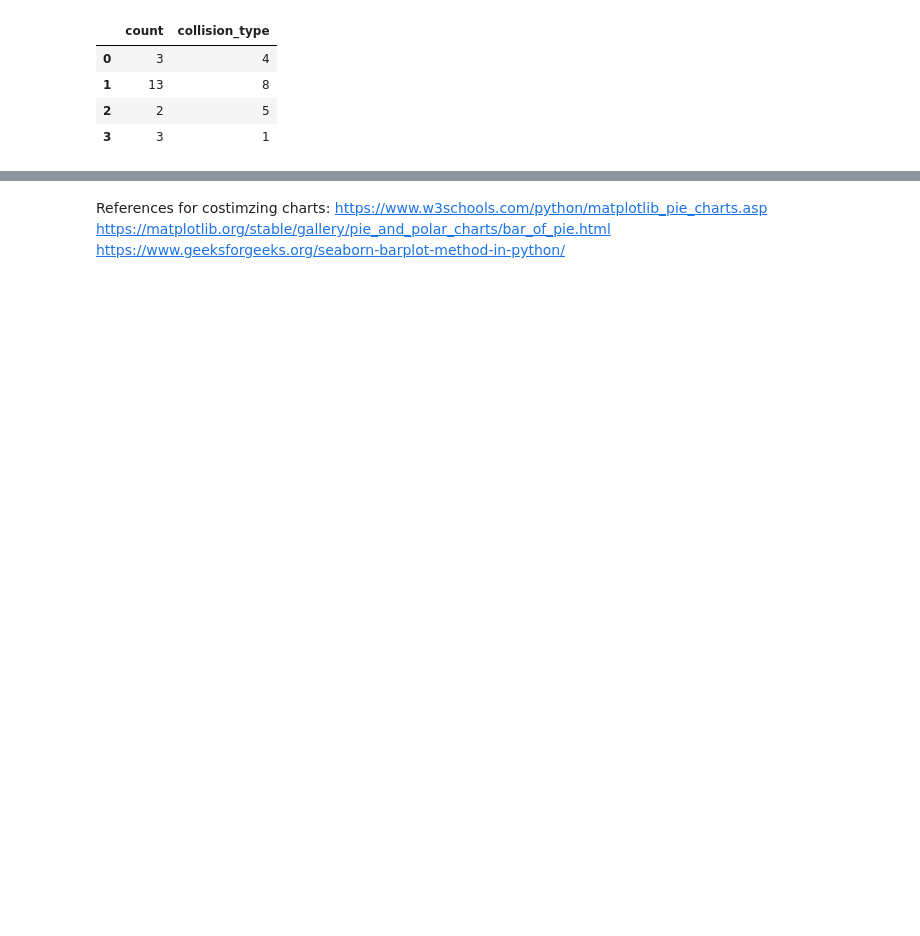
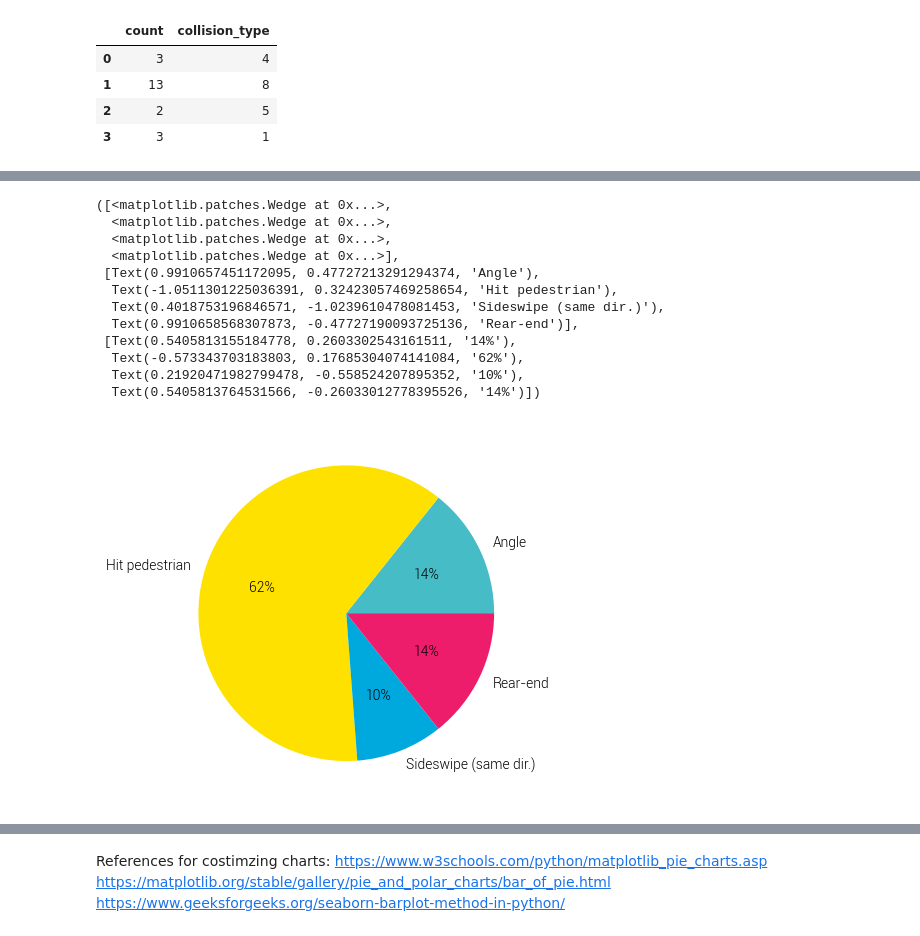
Before and after one commit to dvrpc/crash_analysis, a Jupyter notebook: notebooks/chart_testing.ipynb, the cells around one changed output, grey strips where cells are left out. Cells and saved outputs as stored; diff of their text form; code cells hidden in the pictures; blank space fills up the shorter version.

```diff
--- a/notebooks/chart_testing.ipynb
+++ b/notebooks/chart_testing.ipynb
@@ -63,7 +70,7 @@ ksi_by_type
 | 3 | 3 | 1 |
 # %%
 #define your pie chart colors if desired (just as an example; can also use hex codes)
-pie_colors = ["pink", "#4CAF50", "yellow", "teal"]
+pie_colors = ["#ffe100", "#00a9dd", "#ed1d6c", "#6d6e71","#bcbec0","#46bdc6"]
 #create the pie chart pointing the data and existing variables
 plt.pie(ksi_by_type["count"], labels = ksi_by_type["collision_type"], colors = pie_colors)
 # %% [output]
@@ -79,3 +86,20 @@ plt.pie(ksi_by_type["count"], labels = ksi_by_type["collision_type"], colors = p
 # %%
 #i have no clue what the collision types numbers represent, but you can also define them here. they will show up in the same order as they are in the table
-plt.pie(ksi_by_type["count"], labels = ksi_by_type["collision_type"], colors = pie_colors)
+plt.pie(ksi_by_type["count"],
+    labels = ['Angle','Hit pedestrian','Sideswipe (same dir.)','Rear-end'],
+    autopct='%.0f%%',
+    colors = pie_colors)
+# %% [output]
+([<matplotlib.patches.Wedge at 0x...>,
+  <matplotlib.patches.Wedge at 0x...>,
+  <matplotlib.patches.Wedge at 0x...>,
+  <matplotlib.patches.Wedge at 0x...>],
+ [Text(0.9910657451172095, 0.47727213291294374, 'Angle'),
+  Text(-1.0511301225036391, 0.32423057469258654, 'Hit pedestrian'),
+  Text(0.4018753196846571, -1.0239610478081453, 'Sideswipe (same dir.)'),
+  Text(0.9910658568307873, -0.47727190093725136, 'Rear-end')],
+ [Text(0.5405813155184778, 0.2603302543161511, '14%'),
+  Text(-0.573343703183803, 0.17685304074141084, '62%'),
+  Text(0.21920471982799478, -0.558524207895352, '10%'),
+  Text(0.5405813764531566, -0.26033012778395526, '14%')])
+[figure, added]
```
Also changed, not shown: parts of 6 cells of this notebook.
